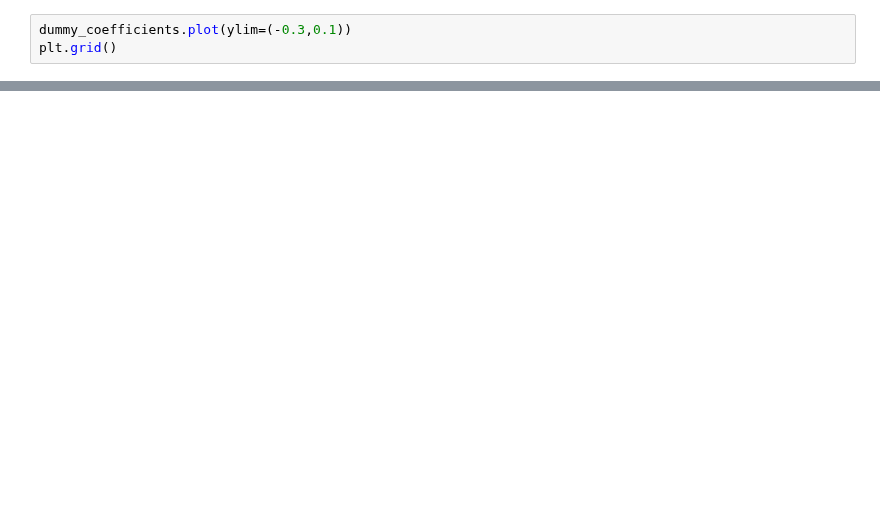
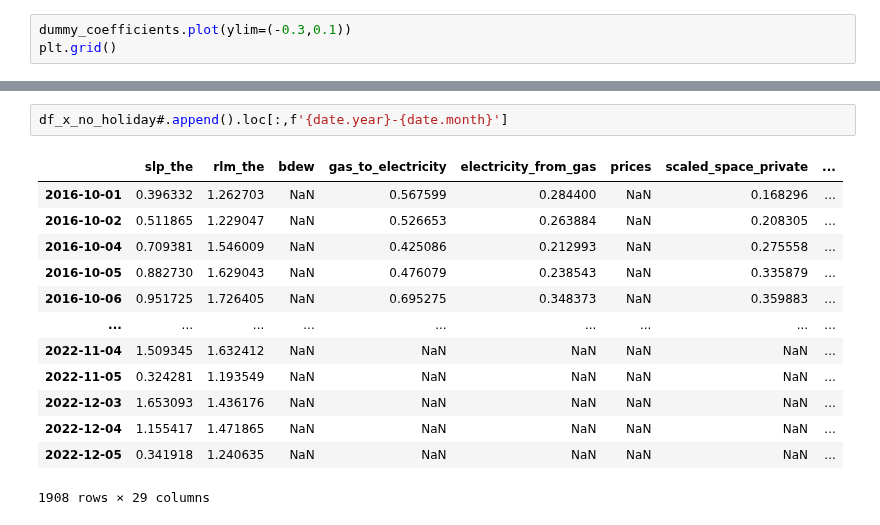
Before and after one commit to oruhnau/energy_demand, a Jupyter notebook: top_down/analysis.ipynb, the cells around one changed output, grey strips where cells are left out. Saved outputs shown, nothing was run; the diff lists cells and outputs as text; blank space fills up the shorter version.

```diff
--- a/top_down/analysis.ipynb
+++ b/top_down/analysis.ipynb
@@ -690,0 +743,16 @@ plt.grid()
+# %%
+df_x_no_holiday#.append().loc[:,f'{date.year}-{date.month}']
+# %% [output]
+|  | slp_the | rlm_the | bdew | gas_to_electricity | electricity_from_gas | prices | scaled_space_private | ... |
+| 2016-10-01 | 0.396332 | 1.262703 | NaN | 0.567599 | 0.284400 | NaN | 0.168296 | ... |
+| 2016-10-02 | 0.511865 | 1.229047 | NaN | 0.526653 | 0.263884 | NaN | 0.208305 | ... |
+| 2016-10-04 | 0.709381 | 1.546009 | NaN | 0.425086 | 0.212993 | NaN | 0.275558 | ... |
+| 2016-10-05 | 0.882730 | 1.629043 | NaN | 0.476079 | 0.238543 | NaN | 0.335879 | ... |
+| 2016-10-06 | 0.951725 | 1.726405 | NaN | 0.695275 | 0.348373 | NaN | 0.359883 | ... |
+| ... | ... | ... | ... | ... | ... | ... | ... | ... |
+| 2022-11-04 | 1.509345 | 1.632412 | NaN | NaN | NaN | NaN | NaN | ... |
+| 2022-11-05 | 0.324281 | 1.193549 | NaN | NaN | NaN | NaN | NaN | ... |
+| 2022-12-03 | 1.653093 | 1.436176 | NaN | NaN | NaN | NaN | NaN | ... |
+| 2022-12-04 | 1.155417 | 1.471865 | NaN | NaN | NaN | NaN | NaN | ... |
+| 2022-12-05 | 0.341918 | 1.240635 | NaN | NaN | NaN | NaN | NaN | ... |
+1908 rows × 29 columns
```
Also changed, not shown: parts of 7 cells of this notebook.
